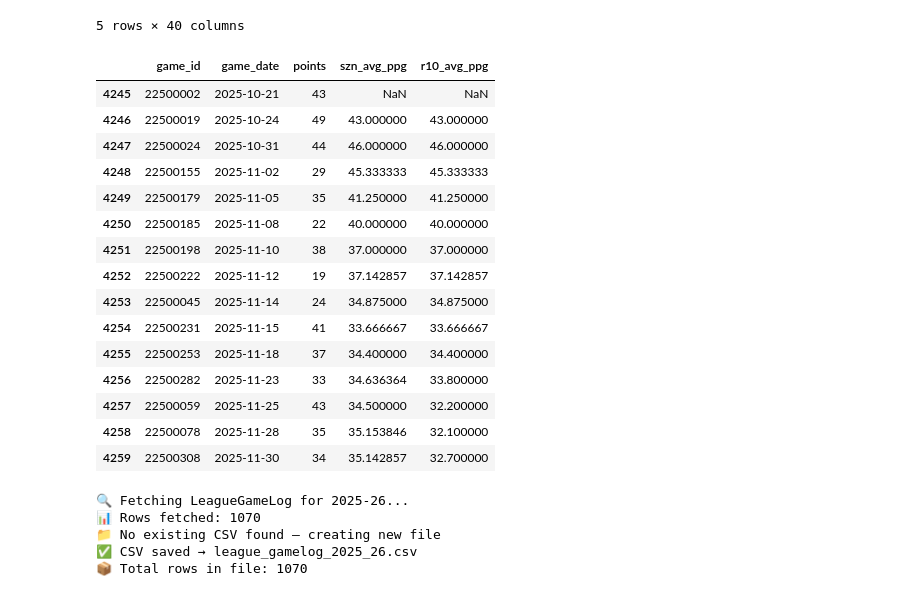
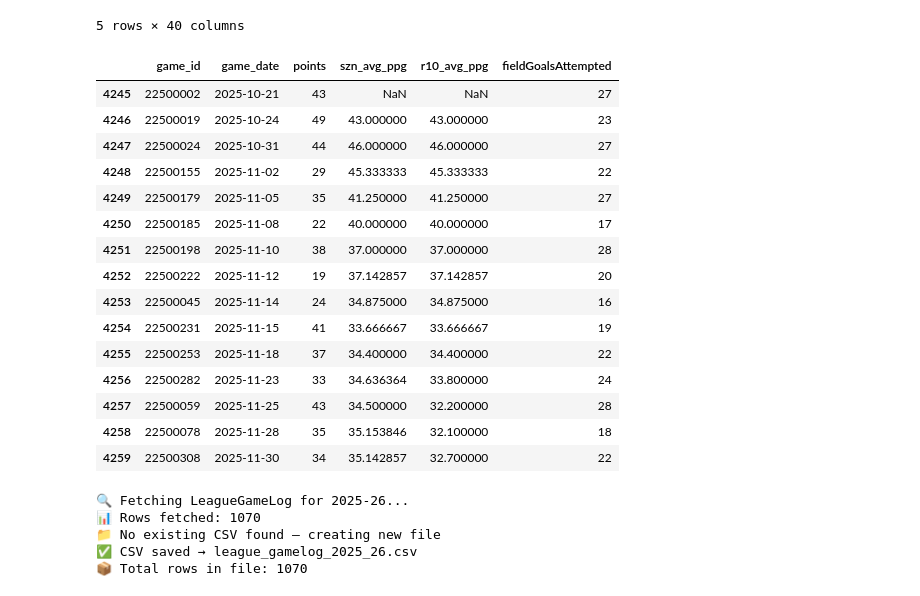
Before and after one commit to sibhisakthivel/nba-game-dashboard-automation, a Jupyter notebook: design.ipynb, the cells around one changed output. Saved outputs shown, nothing was run; the diff lists cells and outputs as text; code cells hidden in the pictures.

Commit message:
organizing dataframes

```diff
--- a/design.ipynb
+++ b/design.ipynb
@@ -120,50 +122,50 @@ pbs = (
     .reset_index(drop=True)
 )
 
 # =========================================================
 # 1) Season-to-date average PPG (before current game)
 # =========================================================
 
 pbs["szn_avg_ppg"] = (
     pbs
     .groupby("personId")["points"]
     .transform(lambda s: s.shift(1).expanding().mean())
 )
 
 # =========================================================
 # 2) Rolling 10-game average PPG (before current game)
 # =========================================================
 
 pbs["r10_avg_ppg"] = (
     pbs
     .groupby("personId")["points"]
     .transform(lambda s: s.shift(1).rolling(10, min_periods=1).mean())
 )
 
 # =========================================================
 # 3) Sanity check (example player)
 # =========================================================
 
 luka = pbs[pbs["personId"] == 1629029]
 
-luka[["game_id", "game_date", "points", "szn_avg_ppg", "r10_avg_ppg"]].head(15)
+luka[["game_id", "game_date", "points", "szn_avg_ppg", "r10_avg_ppg", "fieldGoalsAttempted"]].head(15)
 # %% [output]
-|  | game_id | game_date | points | szn_avg_ppg | r10_avg_ppg |
-| 4245 | 22500002 | 2025-10-21 | 43 | NaN | NaN |
-| 4246 | 22500019 | 2025-10-24 | 49 | 43.000000 | 43.000000 |
-| 4247 | 22500024 | 2025-10-31 | 44 | 46.000000 | 46.000000 |
-| 4248 | 22500155 | 2025-11-02 | 29 | 45.333333 | 45.333333 |
-| 4249 | 22500179 | 2025-11-05 | 35 | 41.250000 | 41.250000 |
-| 4250 | 22500185 | 2025-11-08 | 22 | 40.000000 | 40.000000 |
-| 4251 | 22500198 | 2025-11-10 | 38 | 37.000000 | 37.000000 |
-| 4252 | 22500222 | 2025-11-12 | 19 | 37.142857 | 37.142857 |
-| 4253 | 22500045 | 2025-11-14 | 24 | 34.875000 | 34.875000 |
-| 4254 | 22500231 | 2025-11-15 | 41 | 33.666667 | 33.666667 |
-| 4255 | 22500253 | 2025-11-18 | 37 | 34.400000 | 34.400000 |
-| 4256 | 22500282 | 2025-11-23 | 33 | 34.636364 | 33.800000 |
-| 4257 | 22500059 | 2025-11-25 | 43 | 34.500000 | 32.200000 |
-| 4258 | 22500078 | 2025-11-28 | 35 | 35.153846 | 32.100000 |
-| 4259 | 22500308 | 2025-11-30 | 34 | 35.142857 | 32.700000 |
+|  | game_id | game_date | points | szn_avg_ppg | r10_avg_ppg | fieldGoalsAttempted |
+| 4245 | 22500002 | 2025-10-21 | 43 | NaN | NaN | 27 |
+| 4246 | 22500019 | 2025-10-24 | 49 | 43.000000 | 43.000000 | 23 |
+| 4247 | 22500024 | 2025-10-31 | 44 | 46.000000 | 46.000000 | 27 |
+| 4248 | 22500155 | 2025-11-02 | 29 | 45.333333 | 45.333333 | 22 |
+| 4249 | 22500179 | 2025-11-05 | 35 | 41.250000 | 41.250000 | 27 |
+| 4250 | 22500185 | 2025-11-08 | 22 | 40.000000 | 40.000000 | 17 |
+| 4251 | 22500198 | 2025-11-10 | 38 | 37.000000 | 37.000000 | 28 |
+| 4252 | 22500222 | 2025-11-12 | 19 | 37.142857 | 37.142857 | 20 |
+| 4253 | 22500045 | 2025-11-14 | 24 | 34.875000 | 34.875000 | 16 |
+| 4254 | 22500231 | 2025-11-15 | 41 | 33.666667 | 33.666667 | 19 |
+| 4255 | 22500253 | 2025-11-18 | 37 | 34.400000 | 34.400000 | 22 |
+| 4256 | 22500282 | 2025-11-23 | 33 | 34.636364 | 33.800000 | 24 |
+| 4257 | 22500059 | 2025-11-25 | 43 | 34.500000 | 32.200000 | 28 |
+| 4258 | 22500078 | 2025-11-28 | 35 | 35.153846 | 32.100000 | 18 |
+| 4259 | 22500308 | 2025-11-30 | 34 | 35.142857 | 32.700000 | 22 |
 # %%
 from nba_api.stats.endpoints import leaguegamelog
 import pandas as pd
```
Also changed, not shown: parts of 9 cells of this notebook.
